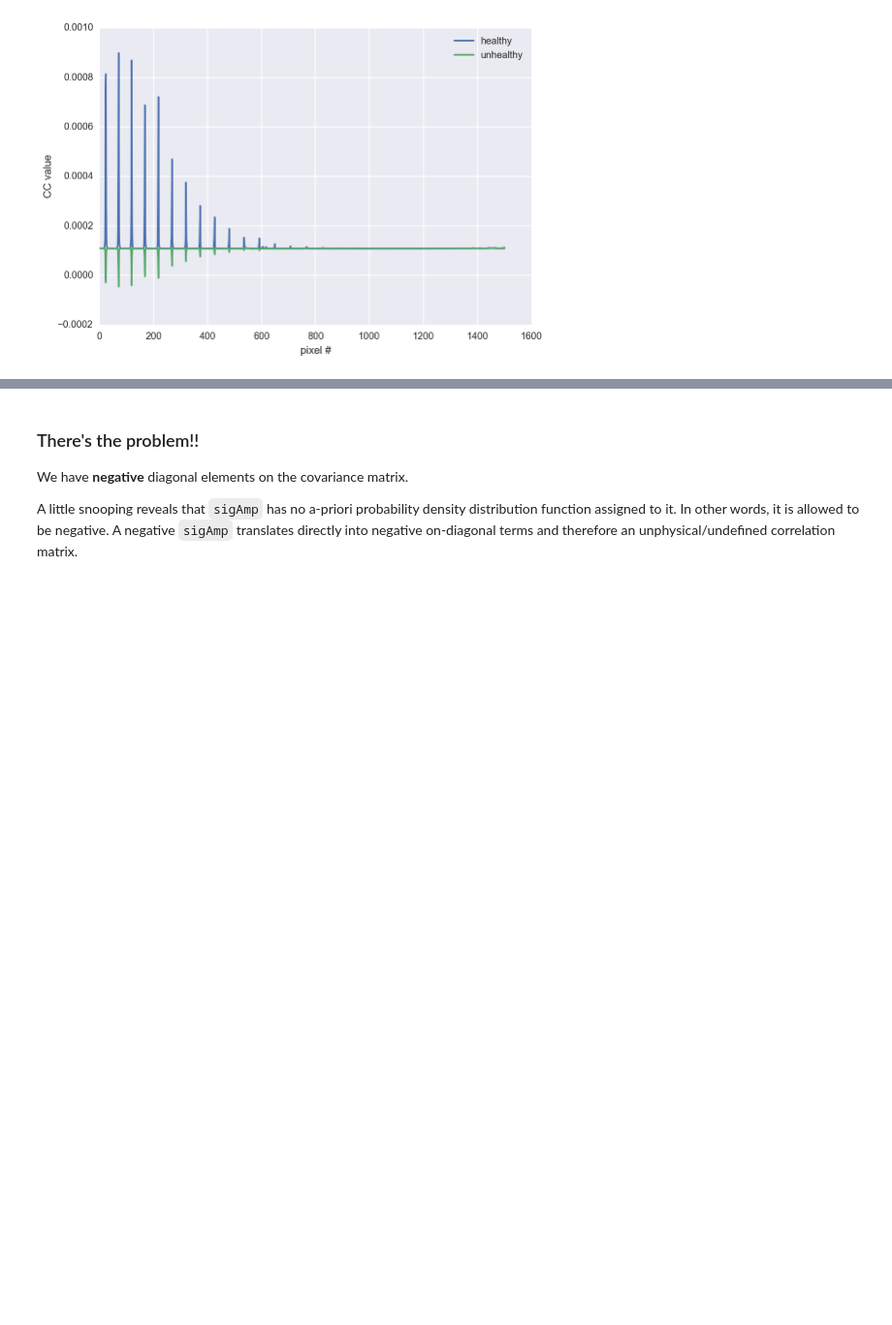
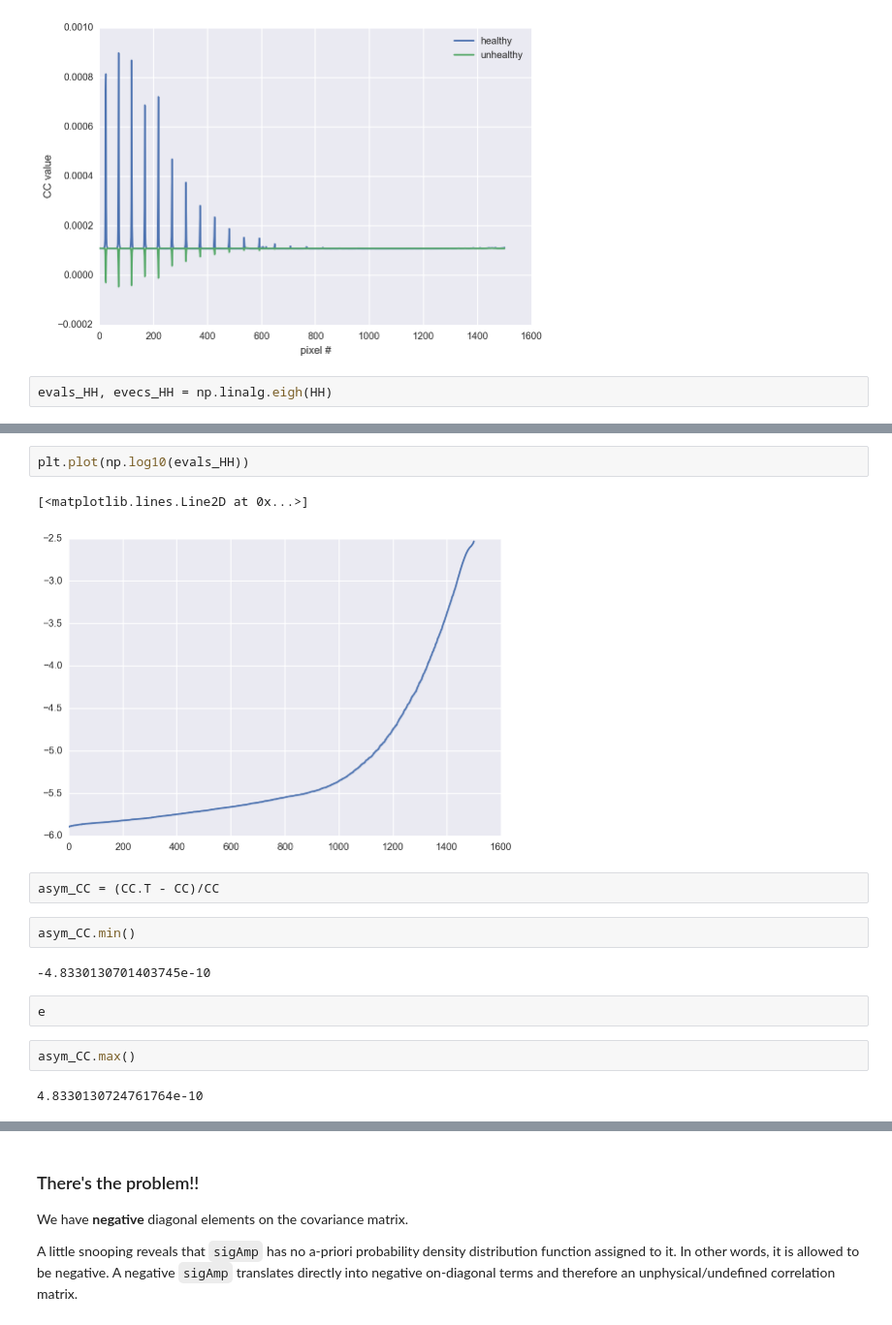
Before and after one commit to gully/starfish-demo, a Jupyter notebook: demo4/notebooks/Cholesky_errors.ipynb, the cells around one changed output, grey strips where cells are left out. Shown at 97% size. Drawn from its saved outputs; the diff is of its cells as text; blank space fills up the shorter version.

```diff
--- a/demo4/notebooks/Cholesky_errors.ipynb
+++ b/demo4/notebooks/Cholesky_errors.ipynb
@@ -211,3 +211,5 @@ plt.legend()
 # %% [output]
 <matplotlib.legend.Legend at 0x...>
 [figure]
+# %%
+evals_HH, evecs_HH = np.linalg.eigh(HH)
@@ -213,0 +295,17 @@ plt.legend()
+# %%
+plt.plot(np.log10(evals_HH))
+# %% [output]
+[<matplotlib.lines.Line2D at 0x...>]
+[figure, added]
+# %%
+asym_CC = (CC.T - CC)/CC
+# %%
+asym_CC.min()
+# %% [output]
+-4.8330130701403745e-10
+# %%
+e
+# %%
+asym_CC.max()
+# %% [output]
+4.8330130724761764e-10
```
Also changed, not shown: parts of 5 cells of this notebook.
